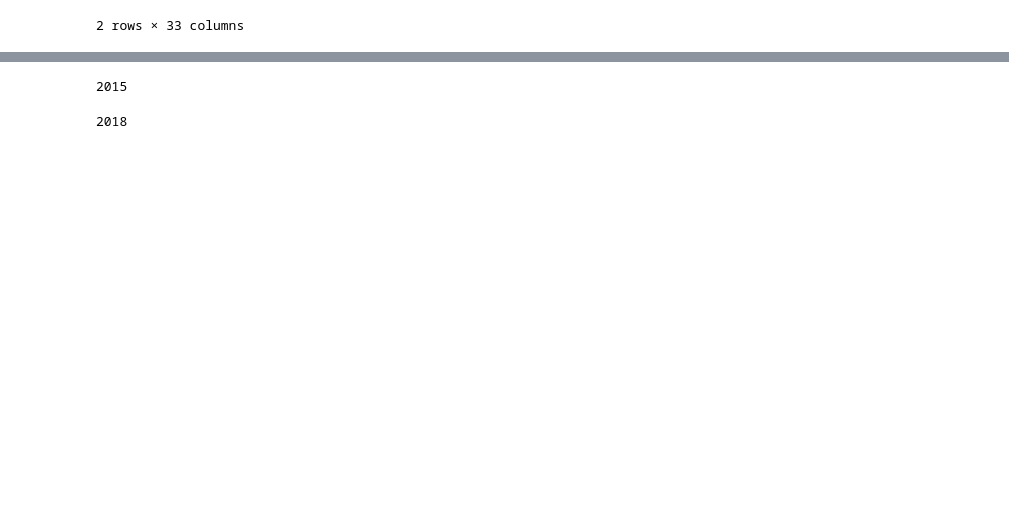
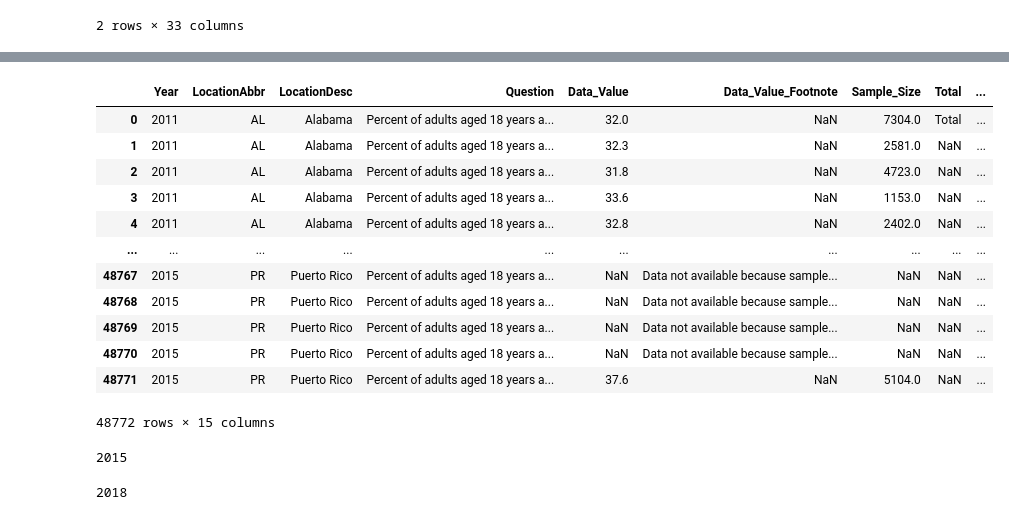
Before and after one commit to DimitriKourouniotis/Capstone-2, a Jupyter notebook: Capstone 2.ipynb, the cells around one changed output, grey strips where cells are left out. Drawn from its saved outputs; the diff is of its cells as text; code cells hidden in the pictures; blank space fills up the shorter version.

```diff
--- a/Capstone 2.ipynb
+++ b/Capstone 2.ipynb
@@ -39 +218,35 @@ Index(['YearStart', 'YearEnd', 'LocationAbbr', 'LocationDesc', 'Datasource',
+# %%
+#--------------------
+# CREATE ARRAY FILTER
+#--------------------
+
+filter1 = ['Year','LocationAbbr', 'LocationDesc','Question',
+       'Data_Value', 'Data_Value_Footnote',
+       'Sample_Size', 'Total', 'Age(years)', 'Education', 'Gender', 'Income',
+       'Race/Ethnicity', 'StratificationCategory1',
+       'Stratification1']
+# %%
+#---------------
+# FILTER DATASET
+#---------------
+
+df_2015 = (df_2015_raw
+           .assign(Year=df_2015_raw.YearStart)
+           .filter(filter1)
+          )
+df_2015
+# %% [output]
+|  | Year | LocationAbbr | LocationDesc | Question | Data_Value | Data_Value_Footnote | Sample_Size | Total | ... |
+| 0 | 2011 | AL | Alabama | Percent of adults aged 18 years a... | 32.0 | NaN | 7304.0 | Total | ... |
+| 1 | 2011 | AL | Alabama | Percent of adults aged 18 years a... | 32.3 | NaN | 2581.0 | NaN | ... |
+| 2 | 2011 | AL | Alabama | Percent of adults aged 18 years a... | 31.8 | NaN | 4723.0 | NaN | ... |
+| 3 | 2011 | AL | Alabama | Percent of adults aged 18 years a... | 33.6 | NaN | 1153.0 | NaN | ... |
+| 4 | 2011 | AL | Alabama | Percent of adults aged 18 years a... | 32.8 | NaN | 2402.0 | NaN | ... |
+| ... | ... | ... | ... | ... | ... | ... | ... | ... | ... |
+| 48767 | 2015 | PR | Puerto Rico | Percent of adults aged 18 years a... | NaN | Data not available because sample... | NaN | NaN | ... |
+| 48768 | 2015 | PR | Puerto Rico | Percent of adults aged 18 years a... | NaN | Data not available because sample... | NaN | NaN | ... |
+| 48769 | 2015 | PR | Puerto Rico | Percent of adults aged 18 years a... | NaN | Data not available because sample... | NaN | NaN | ... |
+| 48770 | 2015 | PR | Puerto Rico | Percent of adults aged 18 years a... | NaN | Data not available because sample... | NaN | NaN | ... |
+| 48771 | 2015 | PR | Puerto Rico | Percent of adults aged 18 years a... | 37.6 | NaN | 5104.0 | NaN | ... |
+48772 rows × 15 columns
 # %%
```
Also changed, not shown: parts of 16 cells of this notebook, 1 other file.
